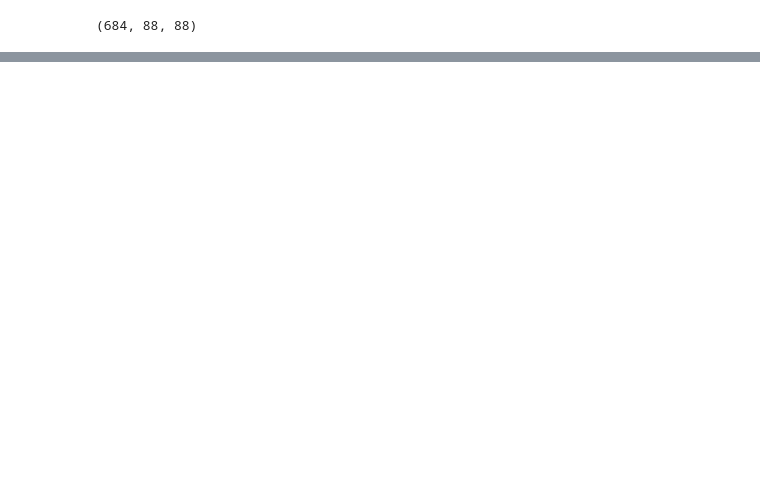
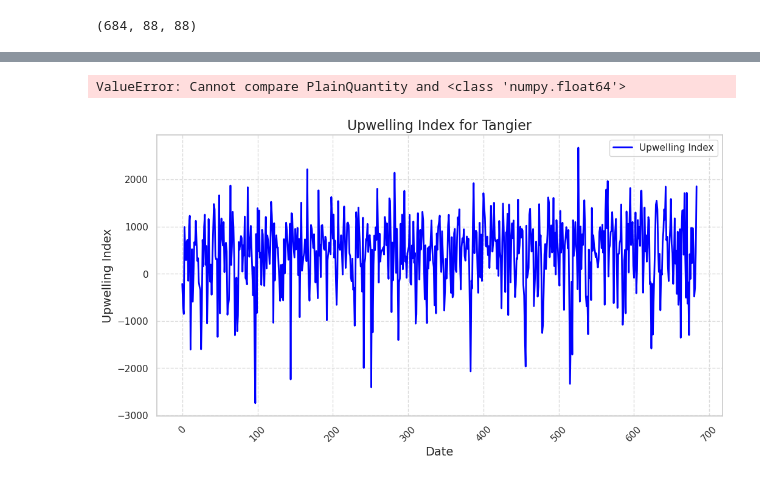
Before and after one commit to Mohamed-01-git/CLIMATOLOGY, a Jupyter notebook: UIC.ipynb, the cells around one changed output, grey strips where cells are left out. Drawn from its saved outputs; the diff is of its cells as text; code cells hidden in the pictures; blank space fills up the shorter version.

```diff
--- a/UIC.ipynb
+++ b/UIC.ipynb
@@ -127,0 +108,35 @@ MAP.plot(vmin=np.min(MAP).values, vmax=np.max(MAP).values, cmap='viridis')
+# %%
+city_longitude = int(CITY["Tangier"]["longitude"])
+city_latitude = int(CITY["Tangier"]["latitude"])
+MAP_2=UI[:,int(CITY["Tangier"]["longitude"]),int(CITY["Tangier"]["latitude"])]
+
+plt.figure(figsize=(12, 6))
+sns.set(style="whitegrid")  # Use seaborn style for better aesthetics
+
+# Create the plot
+plt.plot( MAP_2, color='blue', linewidth=2, label='Upwelling Index')
+
+# Add a title and labels
+plt.title('Upwelling Index for Tangier', fontsize=16)
+plt.xlabel('Date', fontsize=14)
+plt.ylabel('Upwelling Index', fontsize=14)
+
+# Customize x-axis ticks
+plt.xticks(rotation=45)  # Rotate x-axis labels for better readability
+
+# Add a grid
+plt.grid(visible=True, linestyle='--', alpha=0.7)
+
+# Add a legend
+plt.legend()
+
+# Optionally, add a horizontal line for the mean
+mean_value = MAP_2.mean()
+plt.axhline(y=mean_value, color='red', linestyle='--', label='Mean Value')
+
+# Show the plot
+plt.tight_layout()  # Adjust layout to fit all elements
+plt.show()
+# %% [output]
+ValueError: Cannot compare PlainQuantity and <class 'numpy.float64'>
+[figure, added]
```
Also changed, not shown: parts of 21 cells of this notebook.
